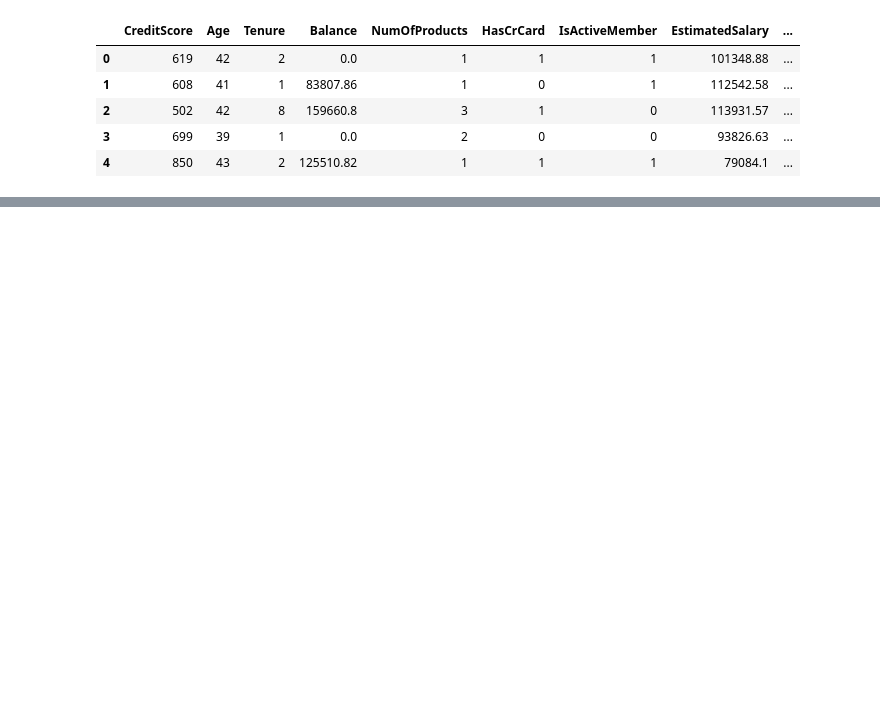
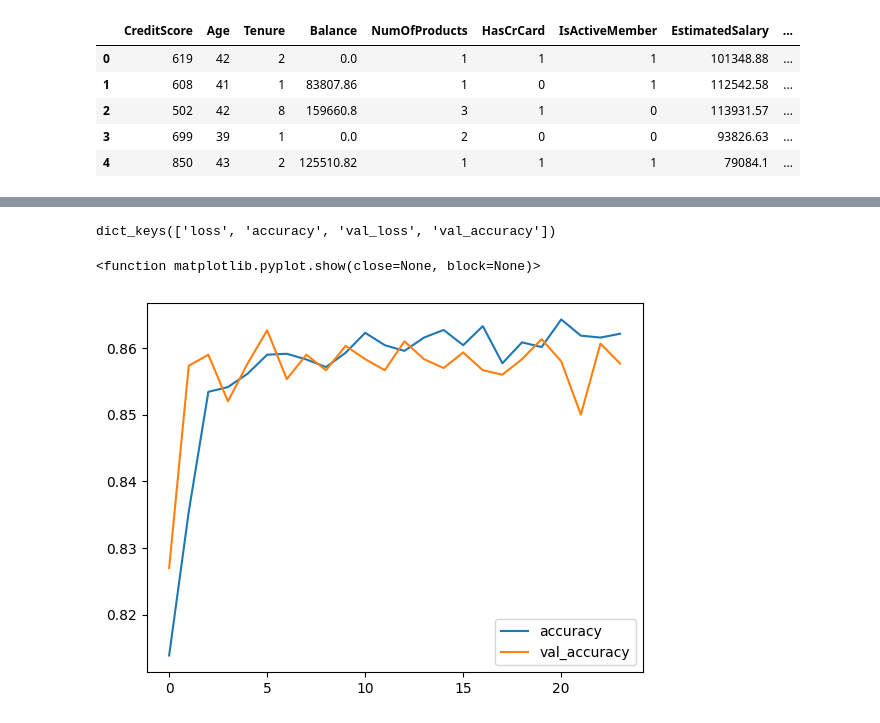
Before and after one commit to ajdhiman/Deep-Learning, a Jupyter notebook: Deep_Learning_ANN.ipynb, the cells around one changed output, grey strips where cells are left out. Drawn from its saved outputs; the diff is of its cells as text; code cells hidden in the pictures; blank space fills up the shorter version.

```diff
--- a/Deep_Learning_ANN.ipynb
+++ b/Deep_Learning_ANN.ipynb
@@ -81,0 +116,13 @@ array([[-0.55032881, -0.36597914,  1.0436811 , ...,  1.75478035,
+# %%
+classifier.compile(optimizer=opt,loss='binary_crossentropy',metrics=['accuracy'])
+# %%
+early_stopping=tf.keras.callbacks.EarlyStopping(monitor="val_loss",min_delta=0.0001,patience=5,verbose=1,mode="auto",baseline=None,restore_best_weights=False)
+# %%
+from imblearn.over_sampling import SMOTE
+x_train = np.array(x_train)
+y_train = np.array(y_train)
+smote = SMOTE()
+X_resampled, y_resampled = smote.fit_resample(x_train, y_train)
+# %%
+#model_history=classifier.fit(np.array(x_train),y_train,validation_split=0.33,batch_size=10,epochs=100,callbacks=early_stopping)
+model_history=classifier.fit(np.array(x_train_scaled),y_train,validation_data=(x_test_scaled,y_test),batch_size=10,epochs=100,callbacks=early_stopping)
@@ -81,0 +147,12 @@ array([[-0.55032881, -0.36597914,  1.0436811 , ...,  1.75478035,
+# %%
+model_history.history.keys()
+# %% [output]
+dict_keys(['loss', 'accuracy', 'val_loss', 'val_accuracy'])
+# %%
+plt.plot(model_history.history['accuracy'])
+plt.plot(model_history.history['val_accuracy'])
+plt.legend(['accuracy','val_accuracy'])
+plt.show
+# %% [output]
+<function matplotlib.pyplot.show(close=None, block=None)>
+[figure, added]
```
Also changed, not shown: parts of 22 cells of this notebook.
